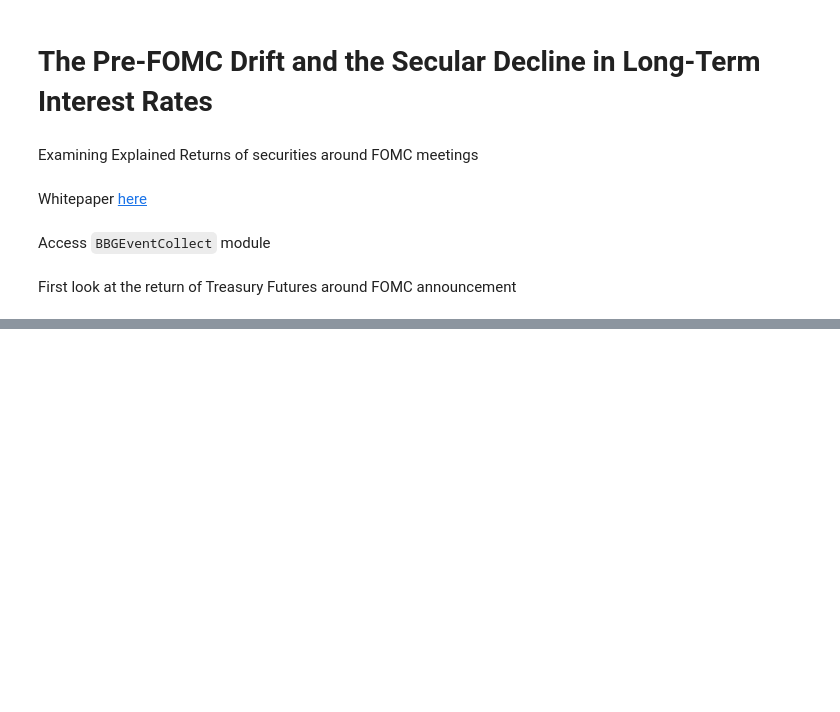
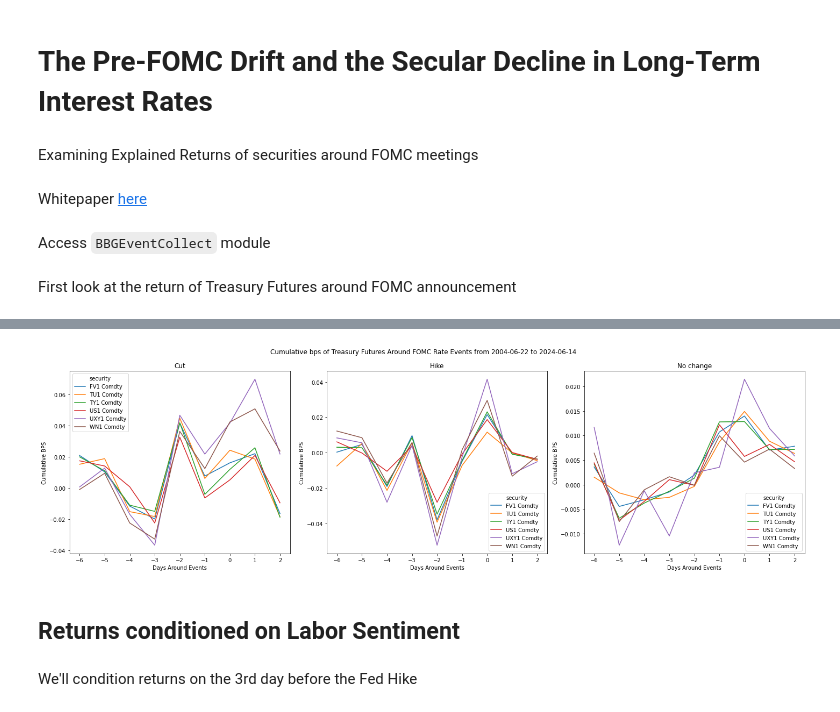
Before and after one commit to diegodalvarez/FOMCDrift, a Jupyter notebook: root/FOMCReturns.ipynb, the cells around one changed output, grey strips where cells are left out. Cells and saved outputs as stored; diff of their text form; code cells hidden in the pictures; blank space fills up the shorter version.

```diff
--- a/root/FOMCReturns.ipynb
+++ b/root/FOMCReturns.ipynb
@@ -134,0 +190,38 @@ plot_cumulative_bps(df_cum_bps)
+# %%
+def plot_cumulative_bps(df_fed_event: pd.DataFrame, df_bps_event: pd.DataFrame) -> pd.DataFrame:
+
+    df_tmp = (df_fed_event[
+        ["day", "bps", "event", "security"]].
+        groupby(["day", "security", "event"]).
+        agg("mean").
+        reset_index().
+        assign(event = lambda x: x.event.str.replace("_", " ").str.capitalize()))
+
+    events = df_tmp.event.drop_duplicates().sort_values().to_list()
+    fig, axes = plt.subplots(ncols = len(events), figsize = (20,6))
+
+    for event, ax in zip(events, axes.flatten()):
+
+        (df_tmp.query(
+            "event == @event").
+            drop(columns = ["event"]).
+            pivot(index = "day", columns = "security", values = "bps").
+            plot(
+                ax = ax,
+                ylabel = "Cumulative BPS",
+                xlabel = "Days Around Events",
+                title = event))
+
+    fig.suptitle("Cumulative bps of Treasury Futures Around FOMC Rate Events from {} to {}".format(
+        df_bps_event.date.min().date(),
+        df_bps_event.date.max().date()))
+
+    plt.tight_layout()
+
+plot_cumulative_bps(df_fed_event, df_bps_event)
+# %% [output]
+[figure, added]
+# %% [markdown]
+## Returns conditioned on Labor Sentiment
+# %% [markdown]
+We'll condition returns on the 3rd day before the Fed Hike
```
Also changed, not shown: parts of 13 cells of this notebook, 1 other file.
